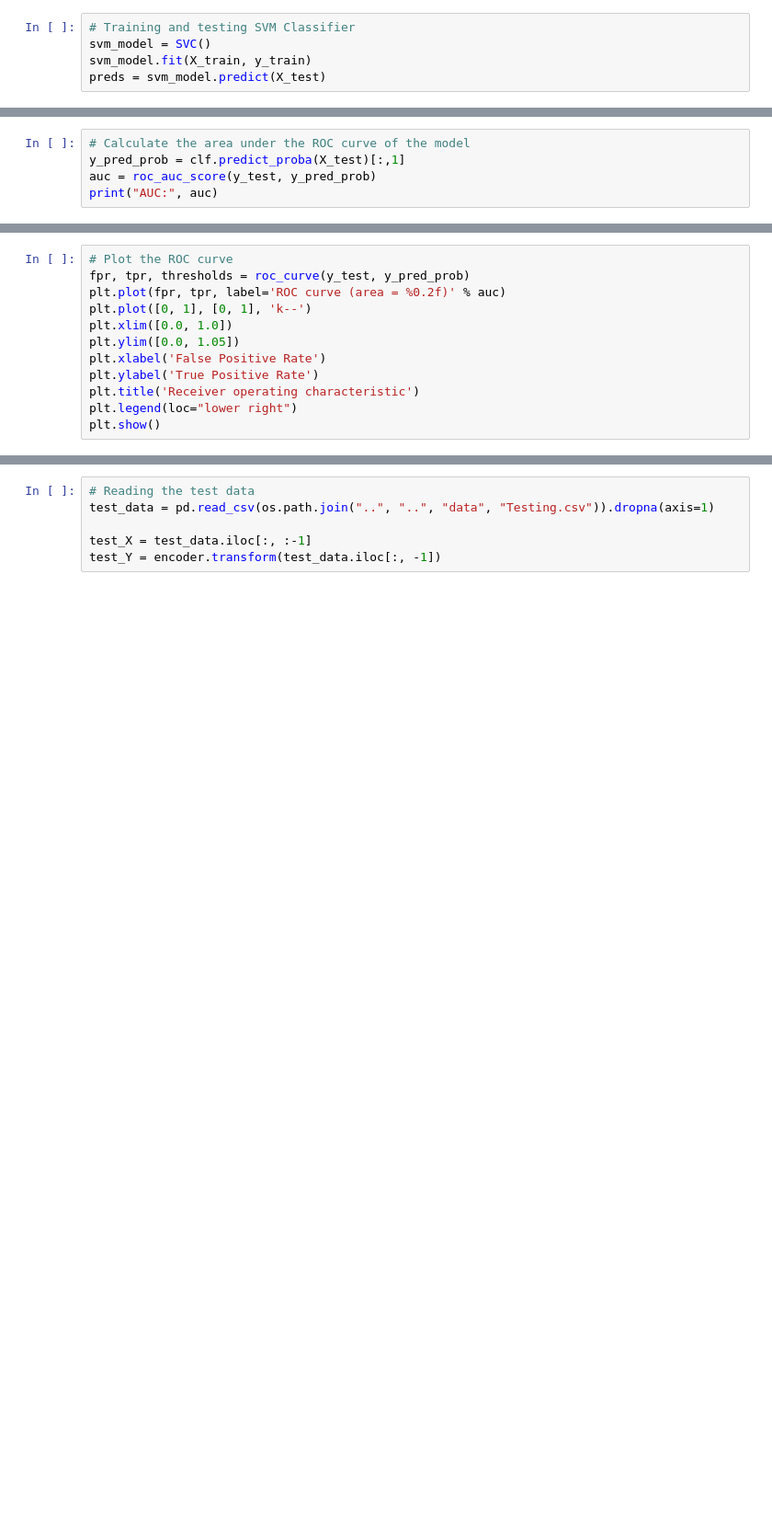
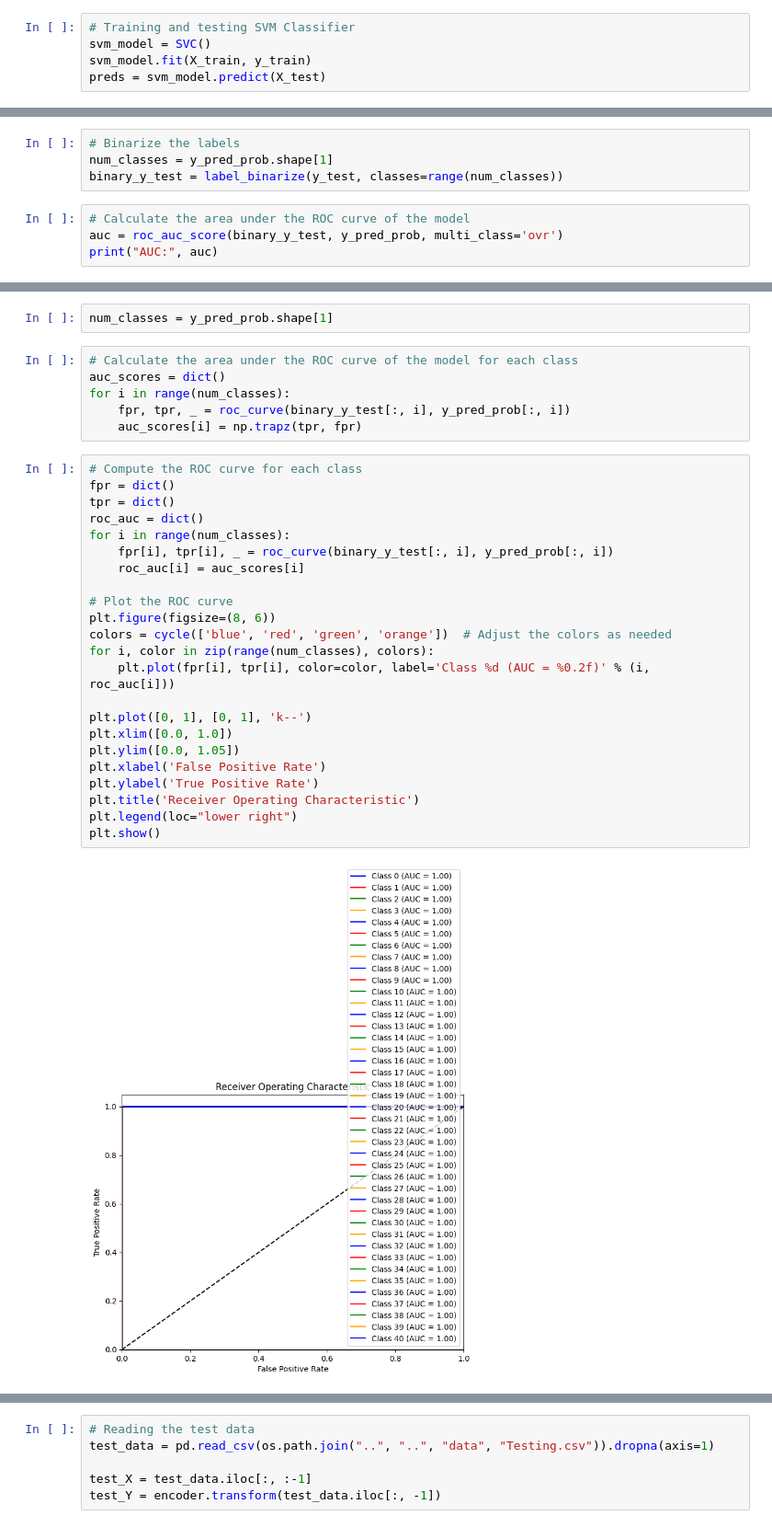
Before and after one commit to TravisBriffa/Research-Design1, a Jupyter notebook: src/initialTutorial/test.ipynb, the cells around one changed output, grey strips where cells are left out. Shown at 92% size. Saved outputs shown, nothing was run; the diff lists cells and outputs as text; blank space fills up the shorter version.

```diff
--- a/src/initialTutorial/test.ipynb
+++ b/src/initialTutorial/test.ipynb
@@ -148,5 +201,8 @@ print('Precision: %.2f%%, Recall: %.2f%%, F1-score: %.2f%%' % (precision * 100.0
+# %%
+# Binarize the labels
+num_classes = y_pred_prob.shape[1]
+binary_y_test = label_binarize(y_test, classes=range(num_classes))
 # %%
 # Calculate the area under the ROC curve of the model
-y_pred_prob = clf.predict_proba(X_test)[:,1]
-auc = roc_auc_score(y_test, y_pred_prob)
+auc = roc_auc_score(binary_y_test, y_pred_prob, multi_class='ovr')
 print("AUC:", auc)
@@ -153,15 +211,36 @@ print("AUC:", auc)
+# %%
+num_classes = y_pred_prob.shape[1]
+# %%
+# Calculate the area under the ROC curve of the model for each class
+auc_scores = dict()
+for i in range(num_classes):
+    fpr, tpr, _ = roc_curve(binary_y_test[:, i], y_pred_prob[:, i])
+    auc_scores[i] = np.trapz(tpr, fpr)
 # %%
+# Compute the ROC curve for each class
+fpr = dict()
+tpr = dict()
+roc_auc = dict()
+for i in range(num_classes):
+    fpr[i], tpr[i], _ = roc_curve(binary_y_test[:, i], y_pred_prob[:, i])
+    roc_auc[i] = auc_scores[i]
+
 # Plot the ROC curve
-fpr, tpr, thresholds = roc_curve(y_test, y_pred_prob)
-plt.plot(fpr, tpr, label='ROC curve (area = %0.2f)' % auc)
+plt.figure(figsize=(8, 6))
+colors = cycle(['blue', 'red', 'green', 'orange'])  # Adjust the colors as needed
+for i, color in zip(range(num_classes), colors):
+    plt.plot(fpr[i], tpr[i], color=color, label='Class %d (AUC = %0.2f)' % (i, roc_auc[i]))
+
 plt.plot([0, 1], [0, 1], 'k--')
 plt.xlim([0.0, 1.0])
 plt.ylim([0.0, 1.05])
 plt.xlabel('False Positive Rate')
 plt.ylabel('True Positive Rate')
-plt.title('Receiver operating characteristic')
+plt.title('Receiver Operating Characteristic')
 plt.legend(loc="lower right")
 plt.show()
+# %% [output]
+[figure, added]
 # %%
 # Training the models on whole data
 final_svm_model = SVC()
```
Also changed, not shown: parts of 22 cells of this notebook, 1 other file.
